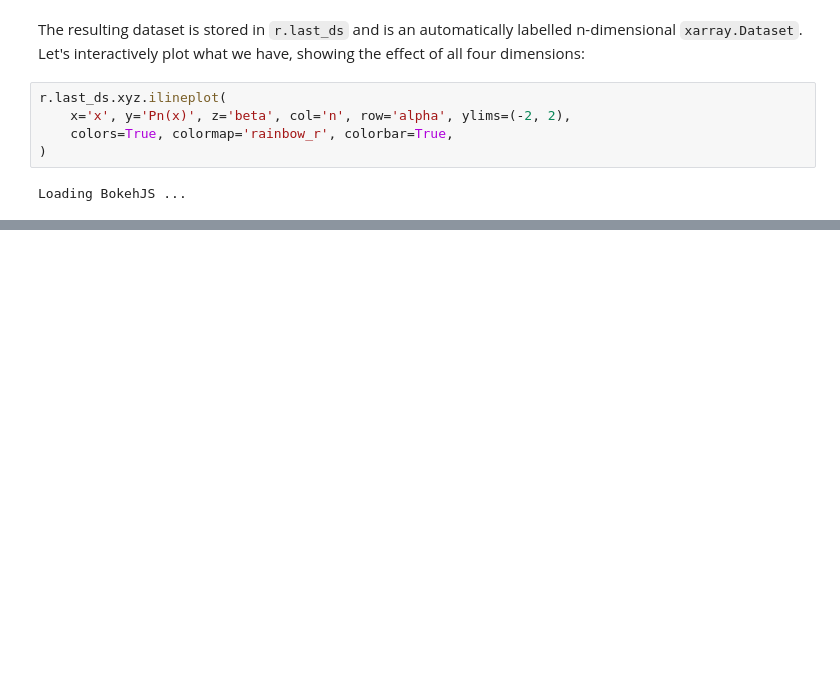
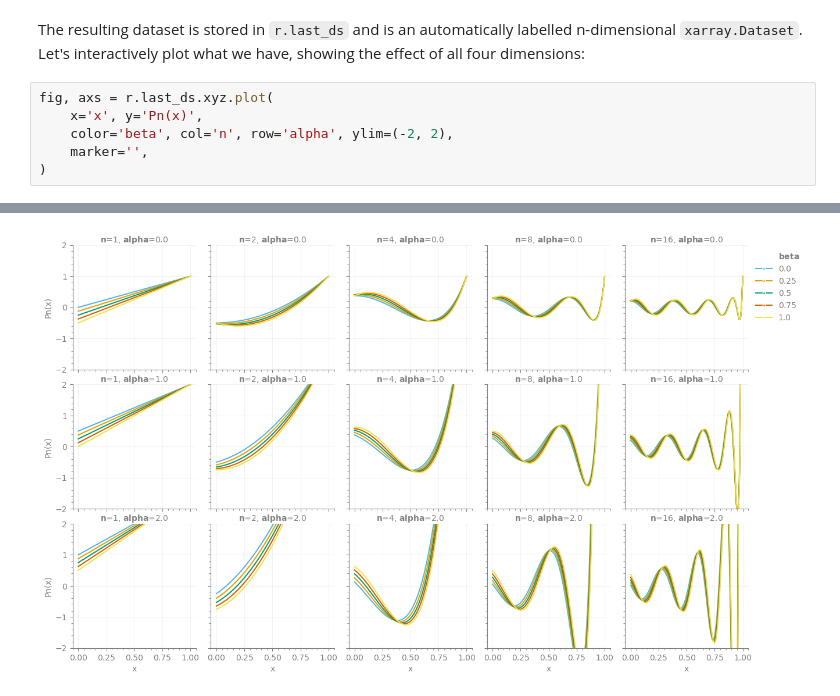
Before and after one commit to jcmgray/xyzpy, a Jupyter notebook: docs/examples/basic output example.ipynb, the cells around one changed output, grey strips where cells are left out. Saved outputs shown, nothing was run; the diff lists cells and outputs as text; blank space fills up the shorter version.

```diff
--- a/docs/examples/basic output example.ipynb
+++ b/docs/examples/basic output example.ipynb
@@ -43,9 +43,9 @@ Data variables:
 # %% [markdown]
 The resulting dataset is stored in ``r.last_ds`` and is an automatically labelled n-dimensional `xarray.Dataset`. Let's interactively plot what we have, showing the effect of all four dimensions:
 # %%
-r.last_ds.xyz.ilineplot(
-    x='x', y='Pn(x)', z='beta', col='n', row='alpha', ylims=(-2, 2),
-    colors=True, colormap='rainbow_r', colorbar=True,
+fig, axs = r.last_ds.xyz.plot(
+    x='x', y='Pn(x)',
+    color='beta', col='n', row='alpha', ylim=(-2, 2),
+    marker='',
 )
 # %% [output]
-Loading BokehJS ...
@@ -54,0 +52 @@ Loading BokehJS ...
+[figure, added]
```
Also changed, not shown: parts of 3 cells of this notebook, 18 other files.
